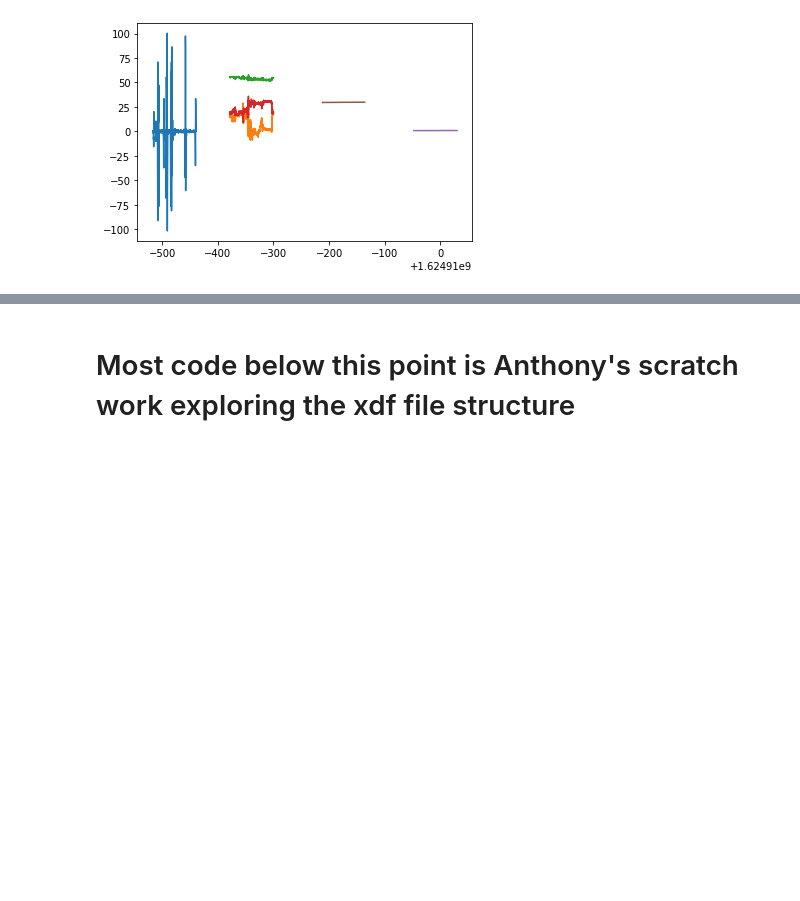
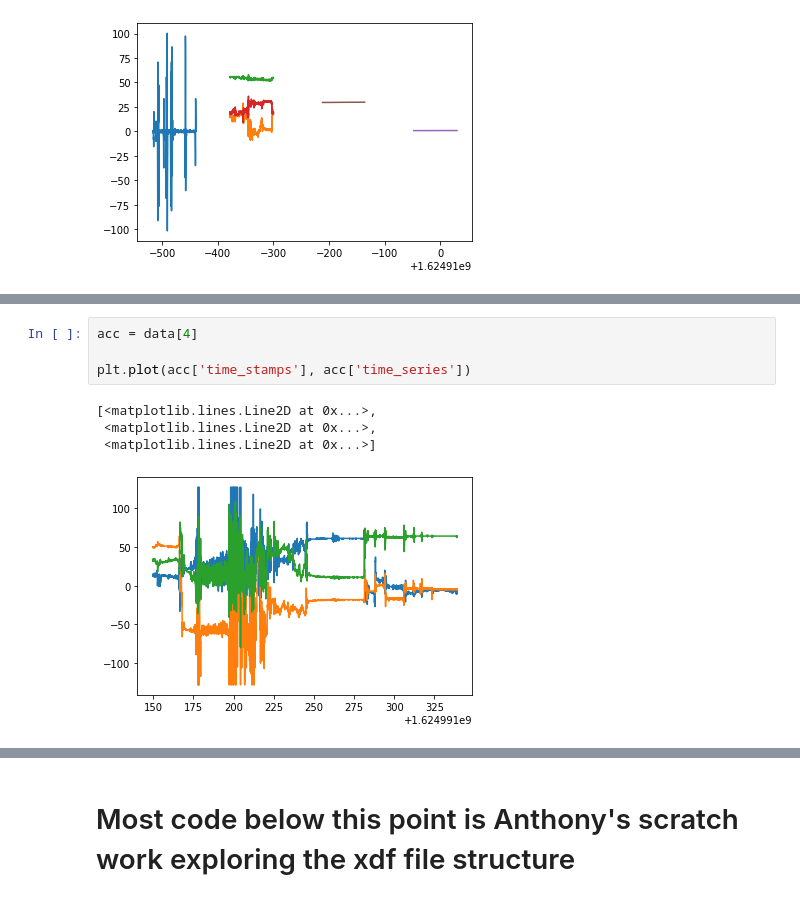
Before and after one commit to aibanks/Holodeck_Sensorlab, a Jupyter notebook: E4_to_LSL.ipynb, the cells around one changed output, grey strips where cells are left out. Drawn from its saved outputs; the diff is of its cells as text; blank space fills up the shorter version.

```diff
--- a/E4_to_LSL.ipynb
+++ b/E4_to_LSL.ipynb
@@ -195,0 +496,9 @@ plt.show()
+# %%
+acc = data[4]
+
+plt.plot(acc['time_stamps'], acc['time_series'])
+# %% [output]
+[<matplotlib.lines.Line2D at 0x...>,
+ <matplotlib.lines.Line2D at 0x...>,
+ <matplotlib.lines.Line2D at 0x...>]
+[figure, added]
```
Also changed, not shown: parts of 14 cells of this notebook.
